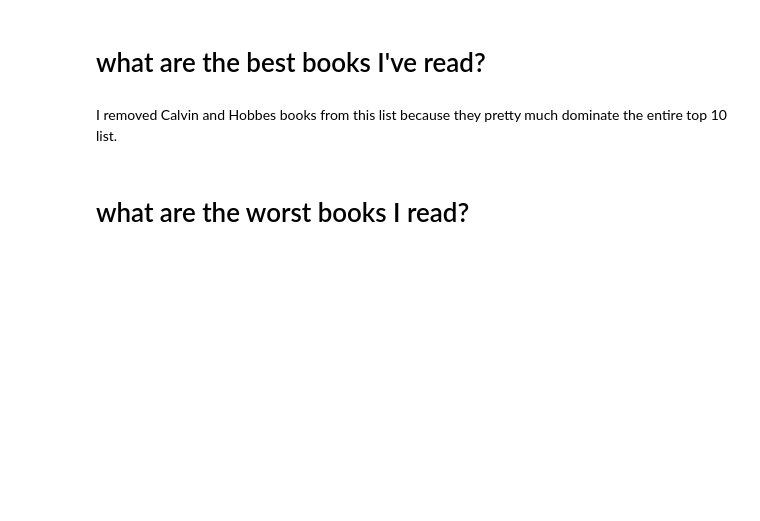
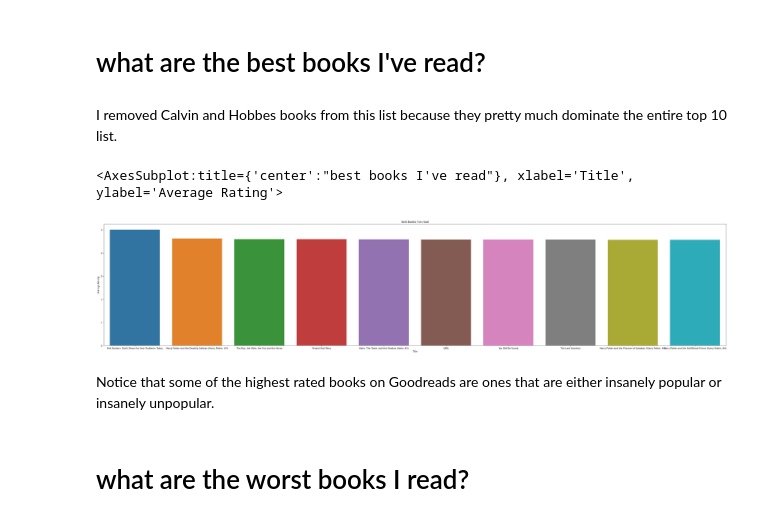
Before and after one commit to ruthrootz/goodreads-data-science, a Jupyter notebook: what-i-read.ipynb, the cells around one changed output. Drawn from its saved outputs; the diff is of its cells as text; code cells hidden in the pictures; blank space fills up the shorter version.

```diff
--- a/what-i-read.ipynb
+++ b/what-i-read.ipynb
@@ -59,12 +97,17 @@ my_genres.plot.pie(y = 'book_id', figsize = (10, 10), labels = my_genres.genre)
 I removed Calvin and Hobbes books from this list because they pretty much dominate the entire top 10 list.
 # %%
 # books = books[books['Read Count'] > 0].sort_values('Average Rating', ascending = False)
-sorted_by_best = books[(books['Read Count'] > 0) & (~books['Title'].str.contains('Calvin'))].sort_values('Average Rating', ascending = False)
-top_ten_books = sorted_by_best[:10]
+sorted_best_to_worst = books[(books['Read Count'] > 0) & (~books['Title'].str.contains('Calvin'))].sort_values('Average Rating', ascending = False)
+top_ten_books = sorted_best_to_worst[:10]
 
-plt.figure(figsize = (100, 10))
+plt.figure(figsize = (50, 10))
 plt.title('best books I\'ve read')
-sns.barplot(y = top_ten_books['Average Rating'])
+sns.barplot(x = top_ten_books['Title'],y = top_ten_books['Average Rating'])
+# %% [output]
+<AxesSubplot:title={'center':"best books I've read"}, xlabel='Title', ylabel='Average Rating'>
+[figure, added]
+# %% [markdown]
+Notice that some of the highest rated books on Goodreads are ones that are either insanely popular or insanely unpopular.
 # %% [markdown]
 # what are the worst books I read?
 # %%
```
Also changed, not shown: parts of 5 cells of this notebook.
